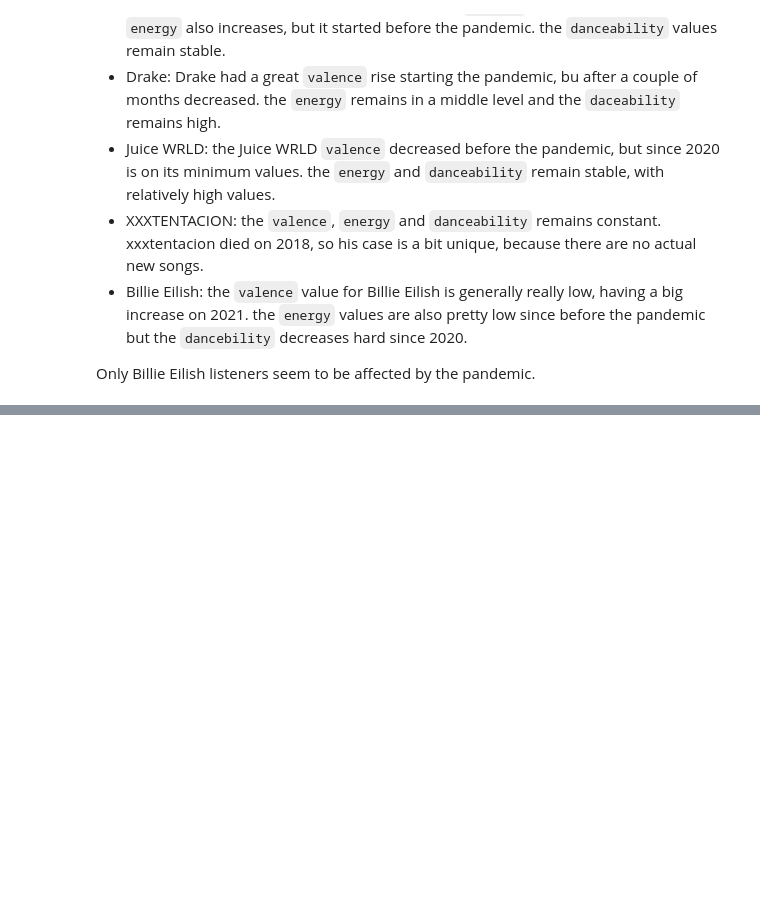
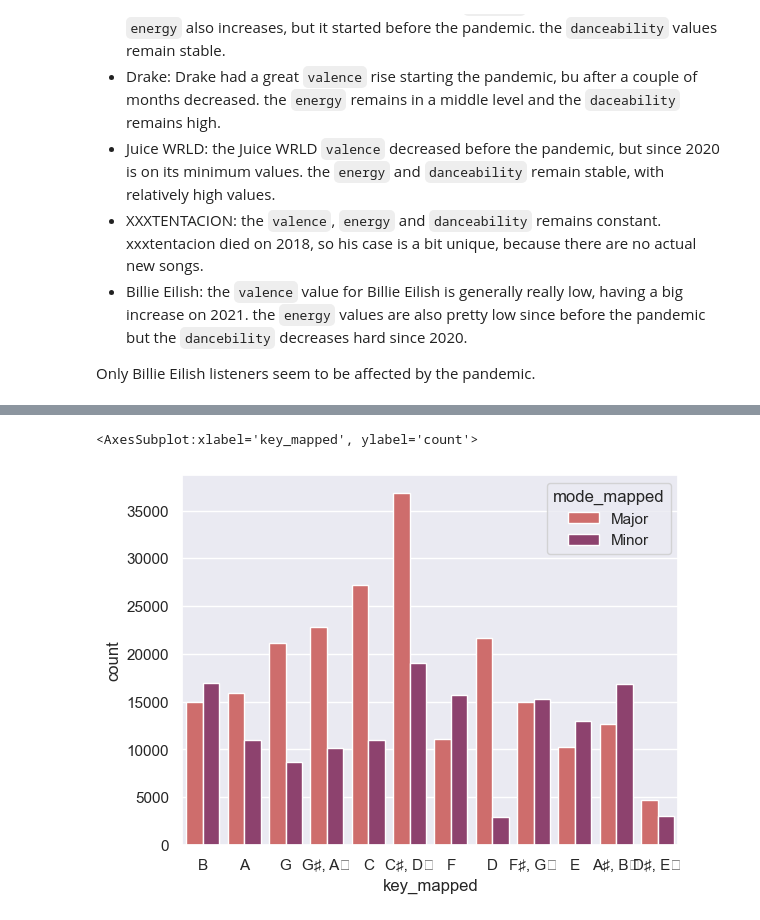
Before and after one commit to annassanchez/ETL_project, a Jupyter notebook: notebooks/6-analysis.ipynb, the cells around one changed output, grey strips where cells are left out. Cells and saved outputs as stored; diff of their text form; code cells hidden in the pictures; blank space fills up the shorter version.

```diff
--- a/notebooks/6-analysis.ipynb
+++ b/notebooks/6-analysis.ipynb
@@ -332,0 +410,10 @@ Only Billie Eilish listeners seem to be affected by the pandemic.
+# %%
+sns.countplot(
+    data = top200,
+    x = top200['key_mapped'],
+    hue = top200['mode_mapped'],
+    palette='flare'
+    )
+# %% [output]
+<AxesSubplot:xlabel='key_mapped', ylabel='count'>
+[figure, added]
```
Also changed, not shown: parts of 13 cells of this notebook, 5 other files.
